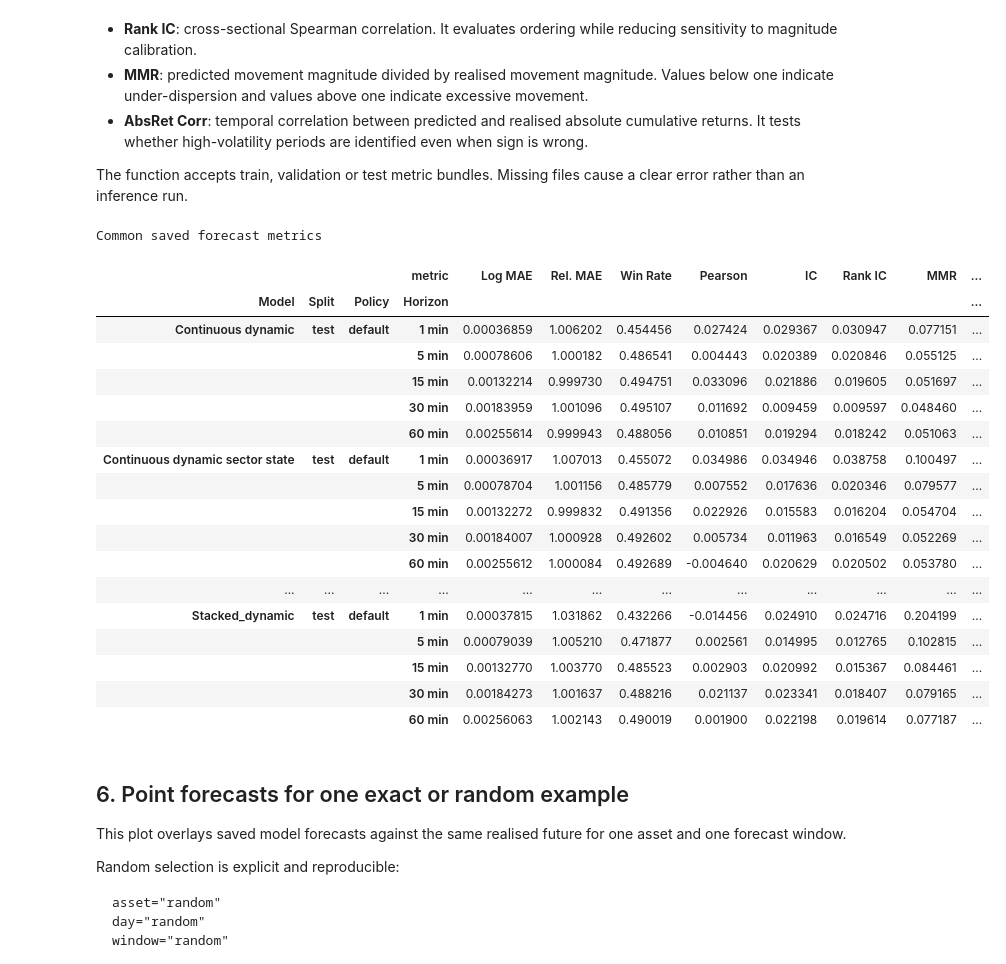
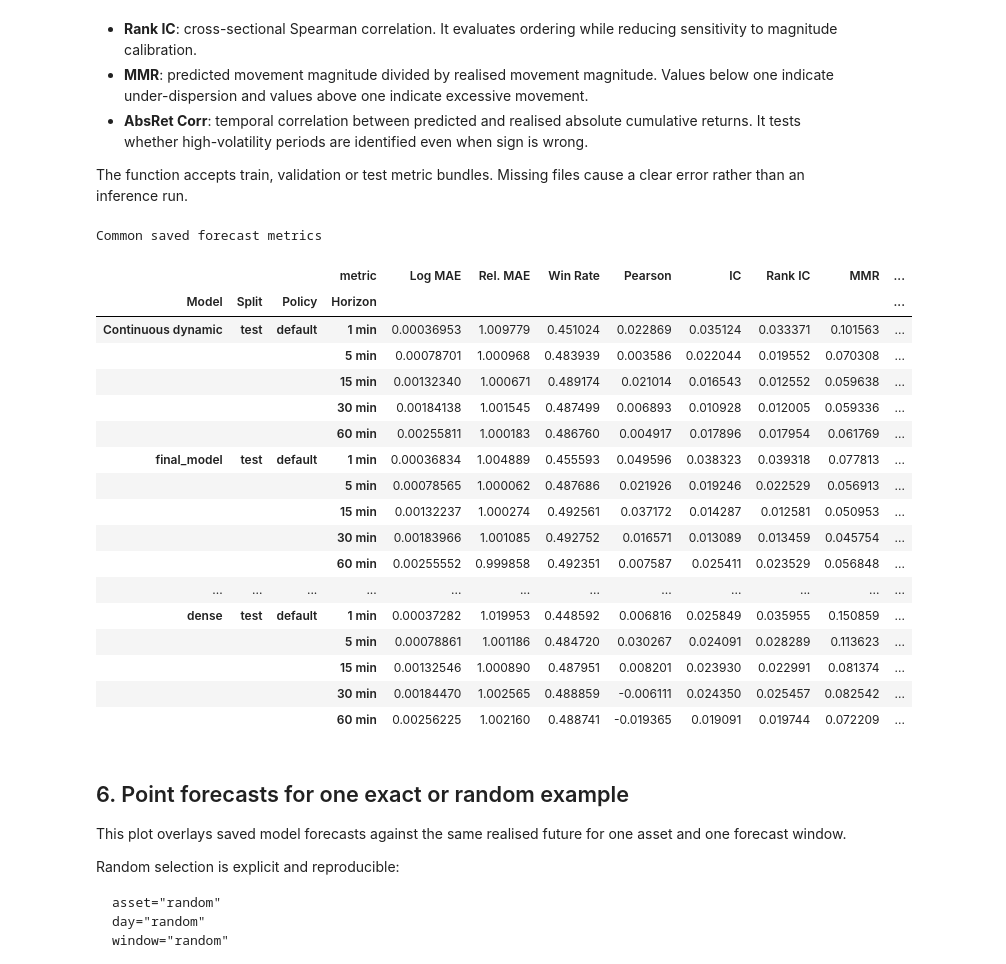
Before and after one commit to VishR-94/dynamic_graphs_thesis, a Jupyter notebook: notebooks/graph_hub.ipynb, the cells around one changed output. Drawn from its saved outputs; the diff is of its cells as text; code cells hidden in the pictures.

```diff
--- a/notebooks/graph_hub.ipynb
+++ b/notebooks/graph_hub.ipynb
@@ -251,57 +203,55 @@ The function accepts train, validation or test metric bundles. Missing files cau
 # %%
 # Inputs:
 # - models: any label -> model folder mapping.
 # - split: "train", "validation"/"val", or "test".
 # - policies: tokenized policy per label; None reads its saved selected policy.
 metric_comparison = dge.make_model_metric_comparison(
     {
         "Continuous dynamic": "continuous_dynamic",
-        "Continuous dynamic sector state": "continuous_dynamic_sector_state",
-        "Mid Alpha Mid Beta Exp Weighted": "mid_alpha_mid_beta_correl_exp_weighted",
+        "final_model": "final_model",
+        "sparsemax":"sparsemax",
+        "entmax":"entmax",
+        "dense": "dense"
     },
     split="test",
     policies={"Tokenized dynamic": None},
     metrics_to_display=(
         "cumulative_log_change_mae",
         #"cumulative_log_change_median_absolute_error",
         #"cumulative_log_change_p95_absolute_error",
         #"mase",
         "relative_mae_vs_persistence",
         "persistence_win_rate",
         "cumulative_log_change_pearson_correlation",
         "cumulative_log_change_cross_sectional_pearson_ic",
         "cumulative_log_change_cross_sectional_spearman_rank_ic",
         "cumulative_log_change_movement_magnitude_ratio",
         "cumulative_log_change_temporal_absolute_correlation",
+        "cumulative_log_change_directional_accuracy",
     ),
 )
 
-display(
-    dge.style_model_metric_comparison(
-        metric_comparison,
-        caption="Common saved forecast metrics",
-    )
-)
+display(dge.style_model_metric_comparison(metric_comparison,caption="Common saved forecast metrics",))
 # %% [output]
 Common saved forecast metrics
 |  |  |  | metric | Log MAE | Rel. MAE | Win Rate | Pearson | IC | Rank IC | MMR | ... |
 | Model | Split | Policy | Horizon |  |  |  |  |  |  |  | ... |
-| Continuous dynamic | test | default | 1 min | 0.00036859 | 1.006202 | 0.454456 | 0.027424 | 0.029367 | 0.030947 | 0.077151 | ... |
-|  |  |  | 5 min | 0.00078606 | 1.000182 | 0.486541 | 0.004443 | 0.020389 | 0.020846 | 0.055125 | ... |
-|  |  |  | 15 min | 0.00132214 | 0.999730 | 0.494751 | 0.033096 | 0.021886 | 0.019605 | 0.051697 | ... |
-|  |  |  | 30 min | 0.00183959 | 1.001096 | 0.495107 | 0.011692 | 0.009459 | 0.009597 | 0.048460 | ... |
-|  |  |  | 60 min | 0.00255614 | 0.999943 | 0.488056 | 0.010851 | 0.019294 | 0.018242 | 0.051063 | ... |
-| Continuous dynamic sector state | test | default | 1 min | 0.00036917 | 1.007013 | 0.455072 | 0.034986 | 0.034946 | 0.038758 | 0.100497 | ... |
-|  |  |  | 5 min | 0.00078704 | 1.001156 | 0.485779 | 0.007552 | 0.017636 | 0.020346 | 0.079577 | ... |
-|  |  |  | 15 min | 0.00132272 | 0.999832 | 0.491356 | 0.022926 | 0.015583 | 0.016204 | 0.054704 | ... |
-|  |  |  | 30 min | 0.00184007 | 1.000928 | 0.492602 | 0.005734 | 0.011963 | 0.016549 | 0.052269 | ... |
-|  |  |  | 60 min | 0.00255612 | 1.000084 | 0.492689 | -0.004640 | 0.020629 | 0.020502 | 0.053780 | ... |
+| Continuous dynamic | test | default | 1 min | 0.00036953 | 1.009779 | 0.451024 | 0.022869 | 0.035124 | 0.033371 | 0.101563 | ... |
+|  |  |  | 5 min | 0.00078701 | 1.000968 | 0.483939 | 0.003586 | 0.022044 | 0.019552 | 0.070308 | ... |
+|  |  |  | 15 min | 0.00132340 | 1.000671 | 0.489174 | 0.021014 | 0.016543 | 0.012552 | 0.059638 | ... |
+|  |  |  | 30 min | 0.00184138 | 1.001545 | 0.487499 | 0.006893 | 0.010928 | 0.012005 | 0.059336 | ... |
+|  |  |  | 60 min | 0.00255811 | 1.000183 | 0.486760 | 0.004917 | 0.017896 | 0.017954 | 0.061769 | ... |
+| final_model | test | default | 1 min | 0.00036834 | 1.004889 | 0.455593 | 0.049596 | 0.038323 | 0.039318 | 0.077813 | ... |
+|  |  |  | 5 min | 0.00078565 | 1.000062 | 0.487686 | 0.021926 | 0.019246 | 0.022529 | 0.056913 | ... |
+|  |  |  | 15 min | 0.00132237 | 1.000274 | 0.492561 | 0.037172 | 0.014287 | 0.012581 | 0.050953 | ... |
+|  |  |  | 30 min | 0.00183966 | 1.001085 | 0.492752 | 0.016571 | 0.013089 | 0.013459 | 0.045754 | ... |
+|  |  |  | 60 min | 0.00255552 | 0.999858 | 0.492351 | 0.007587 | 0.025411 | 0.023529 | 0.056848 | ... |
 | ... | ... | ... | ... | ... | ... | ... | ... | ... | ... | ... | ... |
-| Stacked_dynamic | test | default | 1 min | 0.00037815 | 1.031862 | 0.432266 | -0.014456 | 0.024910 | 0.024716 | 0.204199 | ... |
-|  |  |  | 5 min | 0.00079039 | 1.005210 | 0.471877 | 0.002561 | 0.014995 | 0.012765 | 0.102815 | ... |
-|  |  |  | 15 min | 0.00132770 | 1.003770 | 0.485523 | 0.002903 | 0.020992 | 0.015367 | 0.084461 | ... |
-|  |  |  | 30 min | 0.00184273 | 1.001637 | 0.488216 | 0.021137 | 0.023341 | 0.018407 | 0.079165 | ... |
-|  |  |  | 60 min | 0.00256063 | 1.002143 | 0.490019 | 0.001900 | 0.022198 | 0.019614 | 0.077187 | ... |
+| dense | test | default | 1 min | 0.00037282 | 1.019953 | 0.448592 | 0.006816 | 0.025849 | 0.035955 | 0.150859 | ... |
+|  |  |  | 5 min | 0.00078861 | 1.001186 | 0.484720 | 0.030267 | 0.024091 | 0.028289 | 0.113623 | ... |
+|  |  |  | 15 min | 0.00132546 | 1.000890 | 0.487951 | 0.008201 | 0.023930 | 0.022991 | 0.081374 | ... |
+|  |  |  | 30 min | 0.00184470 | 1.002565 | 0.488859 | -0.006111 | 0.024350 | 0.025457 | 0.082542 | ... |
+|  |  |  | 60 min | 0.00256225 | 1.002160 | 0.488741 | -0.019365 | 0.019091 | 0.019744 | 0.072209 | ... |
 # %% [markdown]
 ## 6. Point forecasts for one exact or random example
 
```
Also changed, not shown: parts of 25 cells of this notebook, 5 other files.
